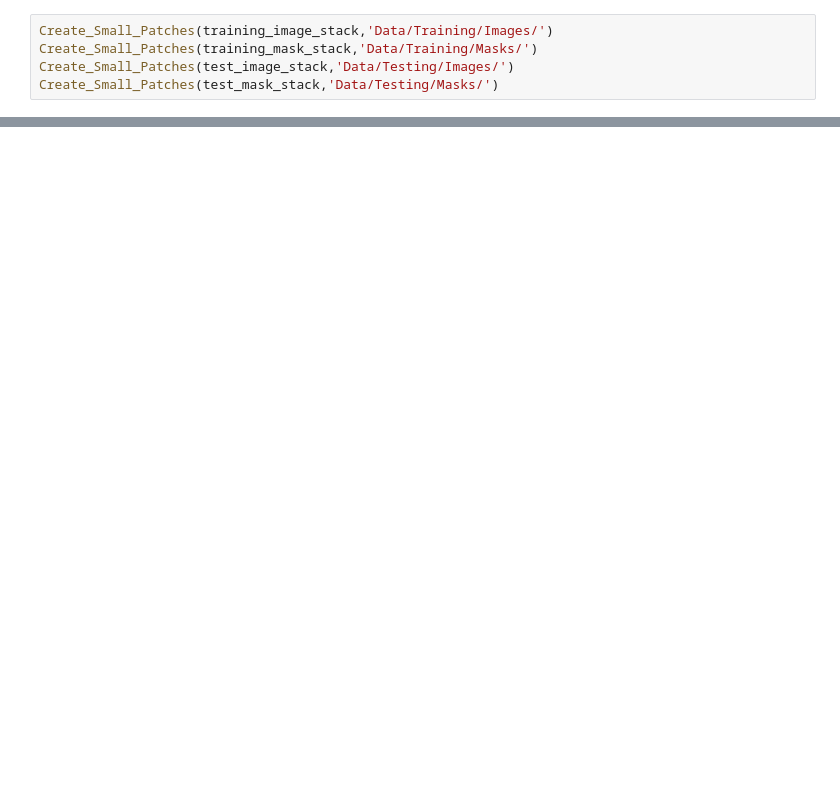
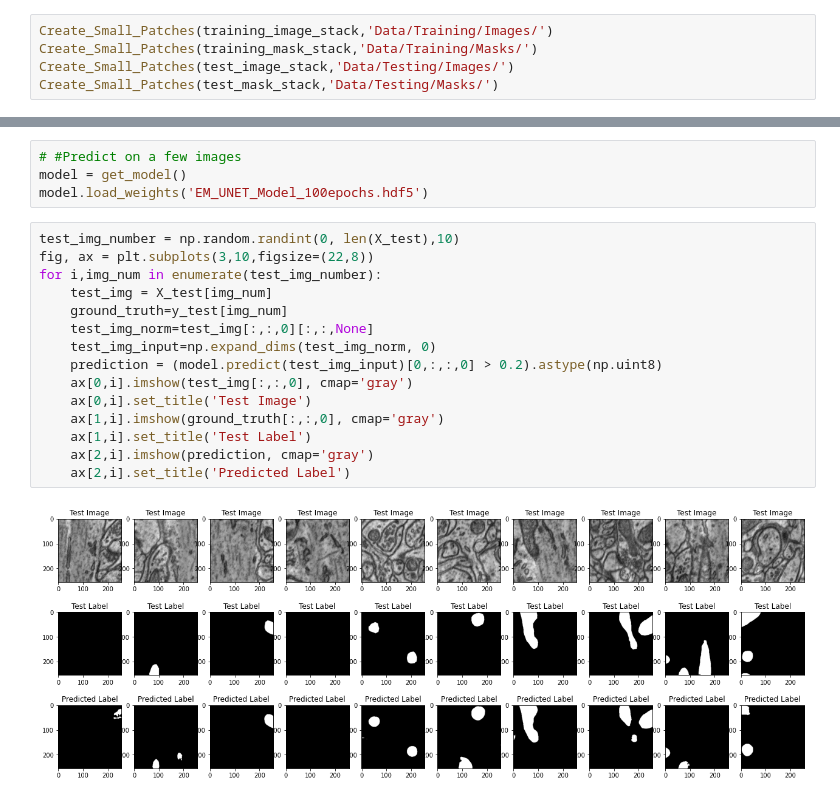
Before and after one commit to moshen80/Deep_Learning_Models, a Jupyter notebook: UNet/Semantic_Segmentation_of_ ElectronMicroscopy_Images.ipynb, the cells around one changed output, grey strips where cells are left out. Cells and saved outputs as stored; diff of their text form; blank space fills up the shorter version.

```diff
--- a/UNet/Semantic_Segmentation_of_ ElectronMicroscopy_Images.ipynb
+++ b/UNet/Semantic_Segmentation_of_ ElectronMicroscopy_Images.ipynb
@@ -48,0 +232,21 @@ Create_Small_Patches(test_mask_stack,'Data/Testing/Masks/')
+# %%
+# #Predict on a few images
+model = get_model()
+model.load_weights('EM_UNET_Model_100epochs.hdf5')
+# %%
+test_img_number = np.random.randint(0, len(X_test),10)
+fig, ax = plt.subplots(3,10,figsize=(22,8))
+for i,img_num in enumerate(test_img_number):
+    test_img = X_test[img_num]
+    ground_truth=y_test[img_num]
+    test_img_norm=test_img[:,:,0][:,:,None]
+    test_img_input=np.expand_dims(test_img_norm, 0)
+    prediction = (model.predict(test_img_input)[0,:,:,0] > 0.2).astype(np.uint8)
+    ax[0,i].imshow(test_img[:,:,0], cmap='gray')
+    ax[0,i].set_title('Test Image')
+    ax[1,i].imshow(ground_truth[:,:,0], cmap='gray')
+    ax[1,i].set_title('Test Label')
+    ax[2,i].imshow(prediction, cmap='gray')
+    ax[2,i].set_title('Predicted Label')
+# %% [output]
+[figure, added]
```
Also changed, not shown: parts of 19 cells of this notebook.
